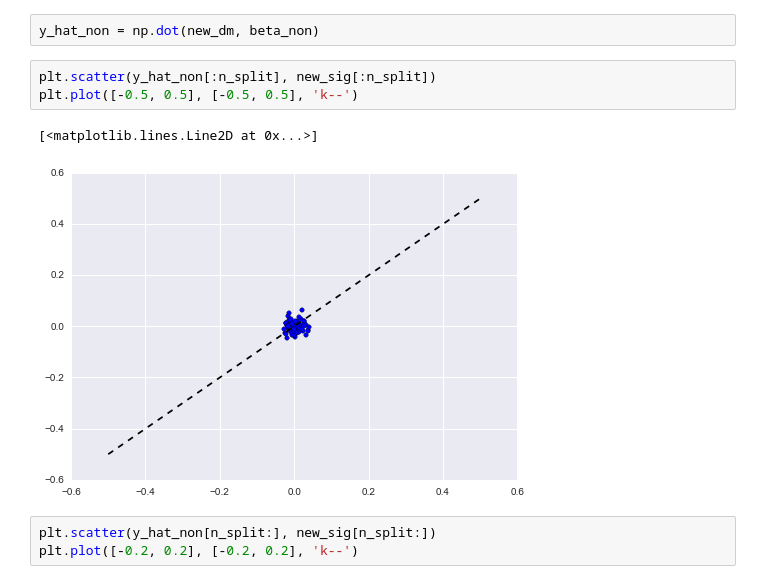
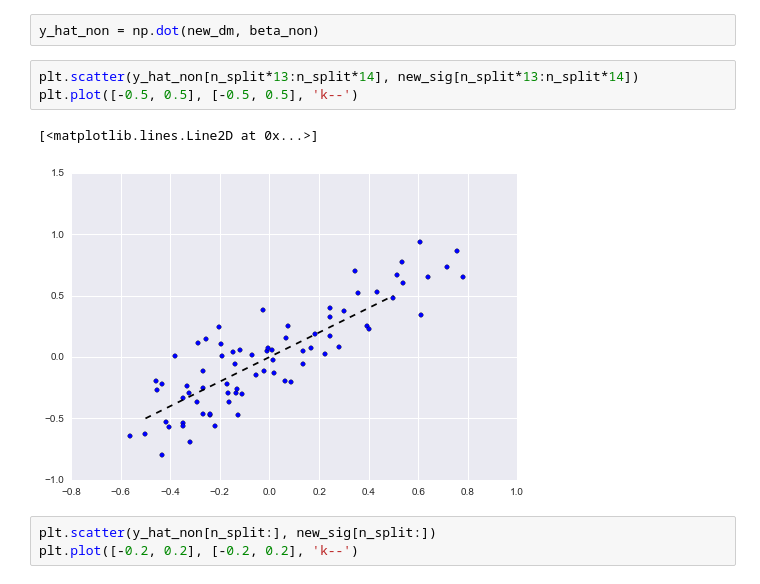
Before and after one commit to arokem/spat-cont, a Jupyter notebook: ipynb/analysis.ipynb, the cells around one changed output. Drawn from its saved outputs; the diff is of its cells as text.

```diff
--- a/ipynb/analysis.ipynb
+++ b/ipynb/analysis.ipynb
@@ -132,11 +132,11 @@ beta_non = EN.fit(new_dm[n_split*13:n_split*14], new_sig[n_split*13:n_split*14])
 # %%
 y_hat_non = np.dot(new_dm, beta_non)
 # %%
-plt.scatter(y_hat_non[:n_split], new_sig[:n_split])
+plt.scatter(y_hat_non[n_split*13:n_split*14], new_sig[n_split*13:n_split*14])
 plt.plot([-0.5, 0.5], [-0.5, 0.5], 'k--')
 # %% [output]
 [<matplotlib.lines.Line2D at 0x...>]
-[figure, old version]
+[figure, new version]
 # %%
 plt.scatter(y_hat_non[n_split:], new_sig[n_split:])
 plt.plot([-0.2, 0.2], [-0.2, 0.2], 'k--')
```
Also changed, not shown: parts of 12 cells of this notebook, 2 other files.
